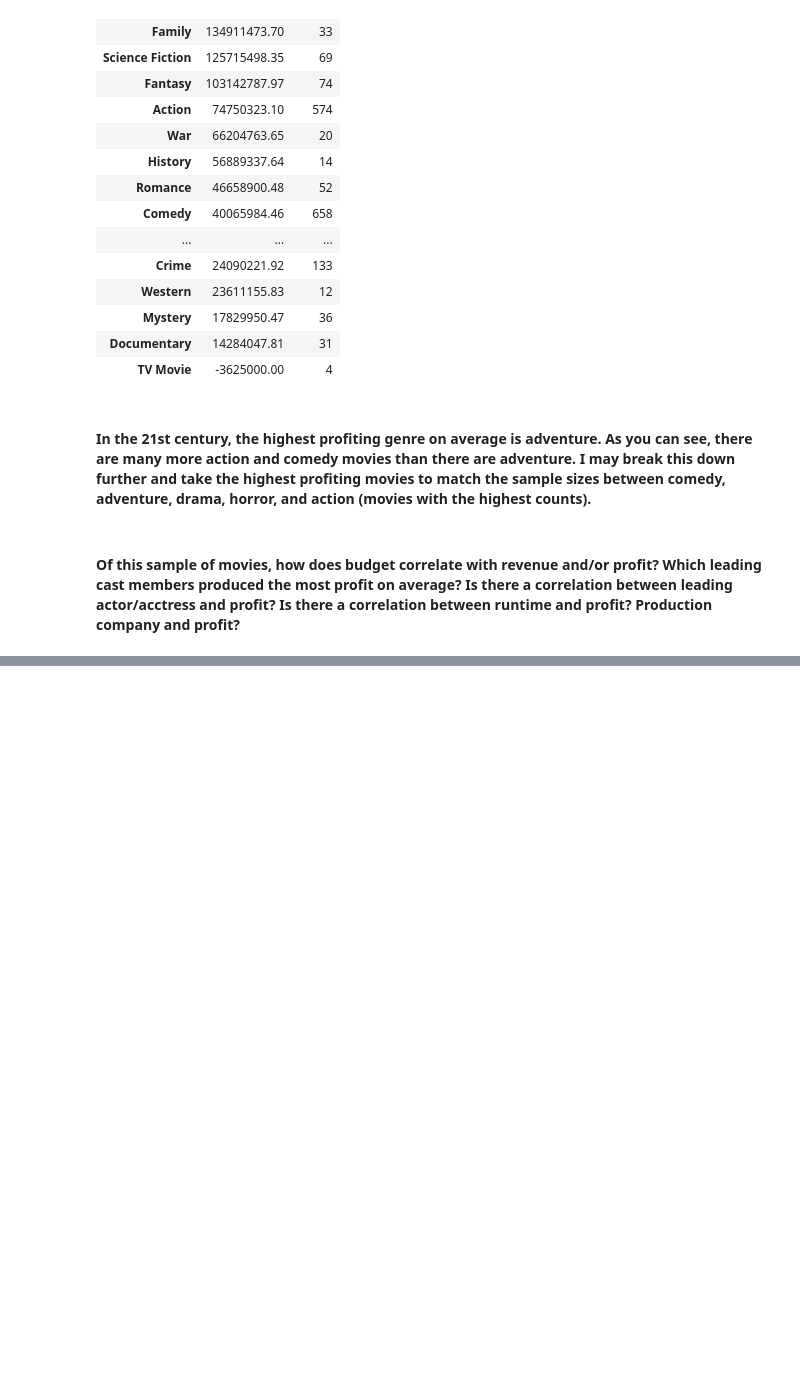
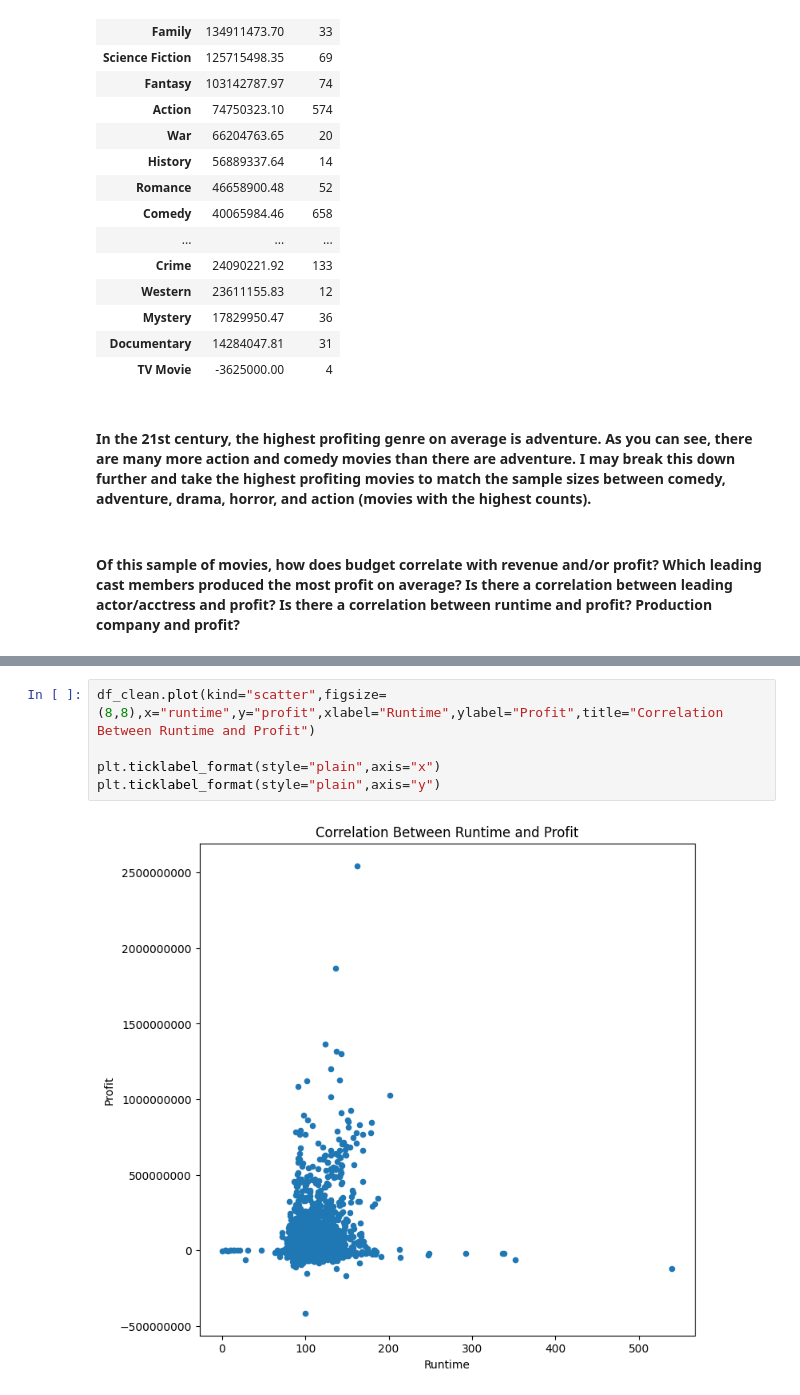
Before and after one commit to slimseidl/DataScience, a Jupyter notebook: DataAnalysisWithTools/pandasAndNumPy/FinalProject/movies.ipynb, the cells around one changed output, grey strips where cells are left out. Drawn from its saved outputs; the diff is of its cells as text; blank space fills up the shorter version.

```diff
--- a/DataAnalysisWithTools/pandasAndNumPy/FinalProject/movies.ipynb
+++ b/DataAnalysisWithTools/pandasAndNumPy/FinalProject/movies.ipynb
@@ -526,0 +589,7 @@ df.groupby("genres")["profit"].agg(["mean","count"]).sort_values(by="mean",ascen
+# %%
+df_clean.plot(kind="scatter",figsize=(8,8),x="runtime",y="profit",xlabel="Runtime",ylabel="Profit",title="Correlation Between Runtime and Profit")
+
+plt.ticklabel_format(style="plain",axis="x")
+plt.ticklabel_format(style="plain",axis="y")
+# %% [output]
+[figure, added]
```
Also changed, not shown: parts of 14 cells of this notebook, 1 other file.
